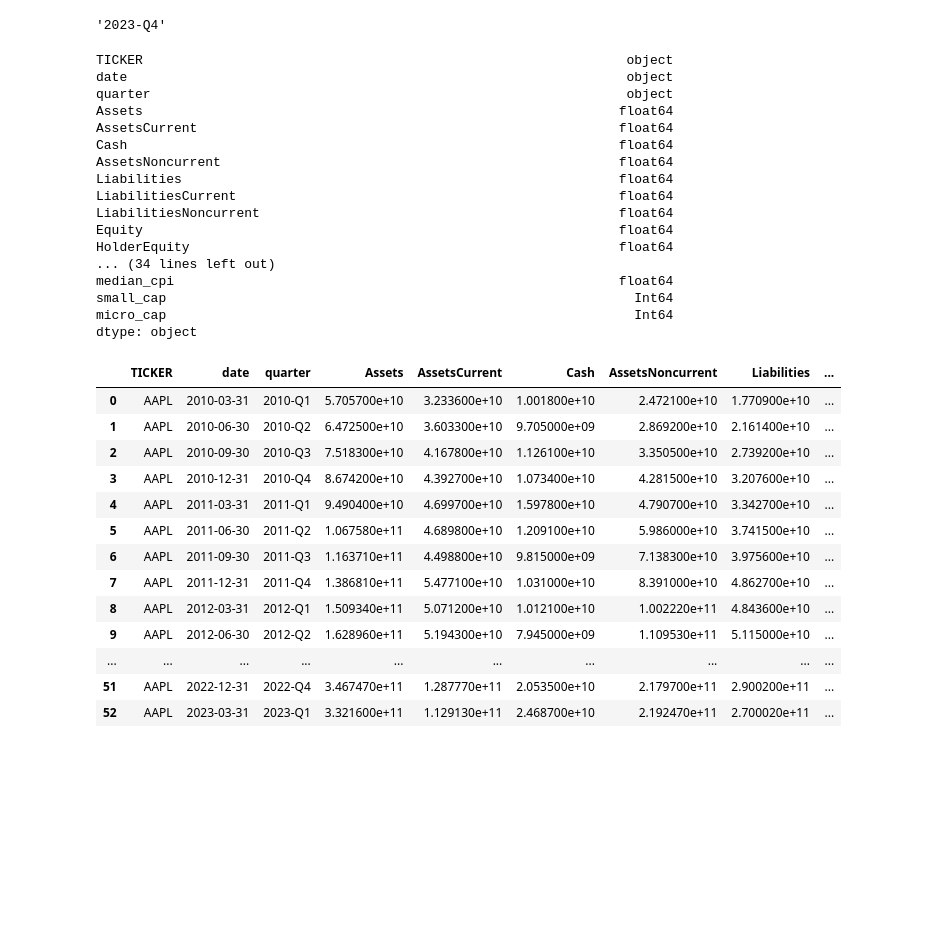
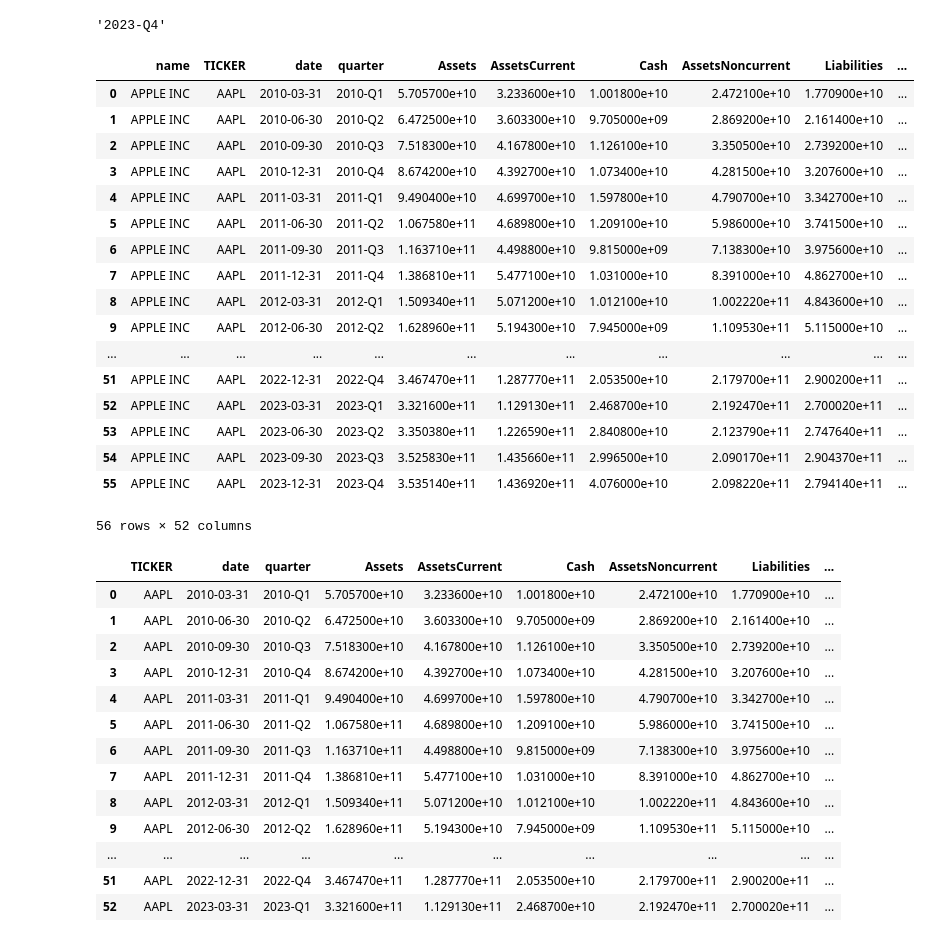
Before and after one commit to cnance09/Small-Cap-Scout, a Jupyter notebook: notebooks/Big-Query.ipynb, the cells around one changed output. Cells and saved outputs as stored; diff of their text form; code cells hidden in the pictures; blank space fills up the shorter version.

```diff
--- a/notebooks/Big-Query.ipynb
+++ b/notebooks/Big-Query.ipynb
@@ -164,25 +160,26 @@ query_job = client.query(query)
 result = query_job.result()
 data = result.to_dataframe()
 # %%
-data.dtypes
+data
 # %% [output]
+|  | name | TICKER | date | quarter | Assets | AssetsCurrent | Cash | AssetsNoncurrent | Liabilities | ... |
+| 0 | APPLE INC | AAPL | 2010-03-31 | 2010-Q1 | 5.705700e+10 | 3.233600e+10 | 1.001800e+10 | 2.472100e+10 | 1.770900e+10 | ... |
+| 1 | APPLE INC | AAPL | 2010-06-30 | 2010-Q2 | 6.472500e+10 | 3.603300e+10 | 9.705000e+09 | 2.869200e+10 | 2.161400e+10 | ... |
+| 2 | APPLE INC | AAPL | 2010-09-30 | 2010-Q3 | 7.518300e+10 | 4.167800e+10 | 1.126100e+10 | 3.350500e+10 | 2.739200e+10 | ... |
+| 3 | APPLE INC | AAPL | 2010-12-31 | 2010-Q4 | 8.674200e+10 | 4.392700e+10 | 1.073400e+10 | 4.281500e+10 | 3.207600e+10 | ... |
+| 4 | APPLE INC | AAPL | 2011-03-31 | 2011-Q1 | 9.490400e+10 | 4.699700e+10 | 1.597800e+10 | 4.790700e+10 | 3.342700e+10 | ... |
+| 5 | APPLE INC | AAPL | 2011-06-30 | 2011-Q2 | 1.067580e+11 | 4.689800e+10 | 1.209100e+10 | 5.986000e+10 | 3.741500e+10 | ... |
+| 6 | APPLE INC | AAPL | 2011-09-30 | 2011-Q3 | 1.163710e+11 | 4.498800e+10 | 9.815000e+09 | 7.138300e+10 | 3.975600e+10 | ... |
+| 7 | APPLE INC | AAPL | 2011-12-31 | 2011-Q4 | 1.386810e+11 | 5.477100e+10 | 1.031000e+10 | 8.391000e+10 | 4.862700e+10 | ... |
+| 8 | APPLE INC | AAPL | 2012-03-31 | 2012-Q1 | 1.509340e+11 | 5.071200e+10 | 1.012100e+10 | 1.002220e+11 | 4.843600e+10 | ... |
+| 9 | APPLE INC | AAPL | 2012-06-30 | 2012-Q2 | 1.628960e+11 | 5.194300e+10 | 7.945000e+09 | 1.109530e+11 | 5.115000e+10 | ... |
+| ... | ... | ... | ... | ... | ... | ... | ... | ... | ... | ... |
+| 51 | APPLE INC | AAPL | 2022-12-31 | 2022-Q4 | 3.467470e+11 | 1.287770e+11 | 2.053500e+10 | 2.179700e+11 | 2.900200e+11 | ... |
+| 52 | APPLE INC | AAPL | 2023-03-31 | 2023-Q1 | 3.321600e+11 | 1.129130e+11 | 2.468700e+10 | 2.192470e+11 | 2.700020e+11 | ... |
+| 53 | APPLE INC | AAPL | 2023-06-30 | 2023-Q2 | 3.350380e+11 | 1.226590e+11 | 2.840800e+10 | 2.123790e+11 | 2.747640e+11 | ... |
+| 54 | APPLE INC | AAPL | 2023-09-30 | 2023-Q3 | 3.525830e+11 | 1.435660e+11 | 2.996500e+10 | 2.090170e+11 | 2.904370e+11 | ... |
+| 55 | APPLE INC | AAPL | 2023-12-31 | 2023-Q4 | 3.535140e+11 | 1.436920e+11 | 4.076000e+10 | 2.098220e+11 | 2.794140e+11 | ... |
-TICKER                                                              object
-date                                                                object
-quarter                                                             object
-Assets                                                             float64
-AssetsCurrent                                                      float64
-Cash                                                               float64
-AssetsNoncurrent                                                   float64
-Liabilities                                                        float64
-LiabilitiesCurrent                                                 float64
-LiabilitiesNoncurrent                                              float64
-Equity                                                             float64
-HolderEquity                                                       float64
-... (34 lines left out)
-median_cpi                                                         float64
-small_cap                                                            Int64
-micro_cap                                                            Int64
-dtype: object
+56 rows × 52 columns
 # %%
 data
 # %% [output]
```
Also changed, not shown: parts of 7 cells of this notebook, 4 other files.
